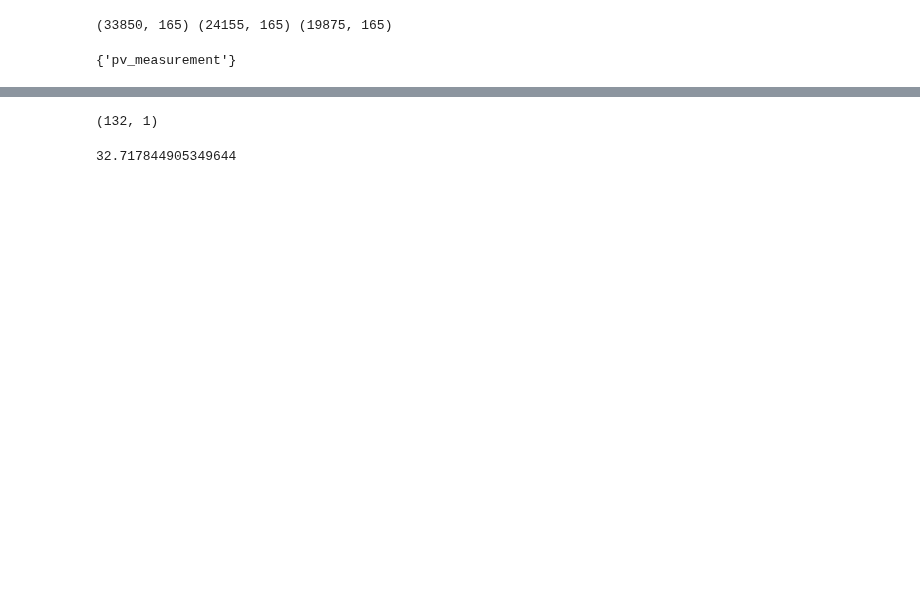
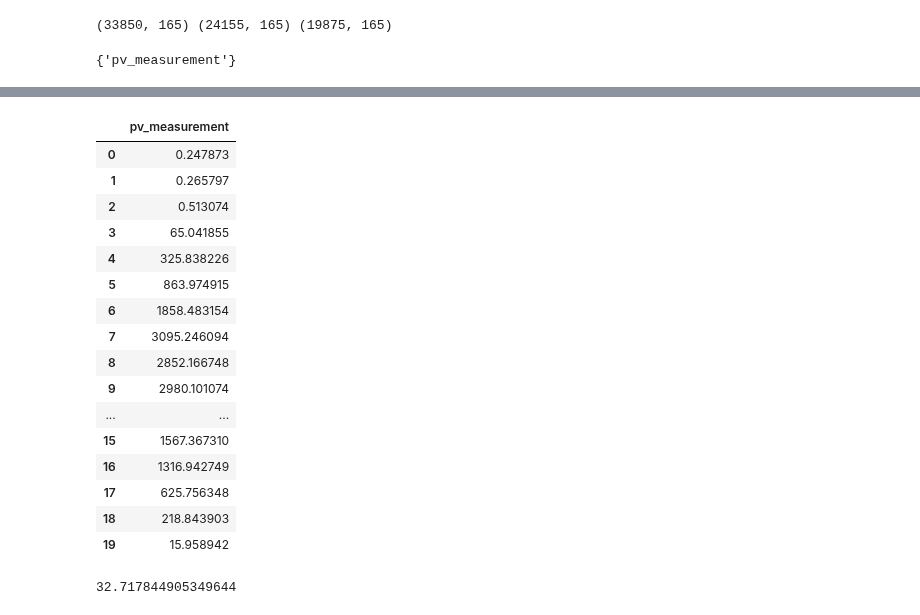
Before and after one commit to mikaelste/TDT4173-project, a Jupyter notebook: mats/gluon/gluon_3_pivot_3x.ipynb, the cells around one changed output, grey strips where cells are left out. Saved outputs shown, nothing was run; the diff lists cells and outputs as text; code cells hidden in the pictures; blank space fills up the shorter version.

```diff
--- a/mats/gluon/gluon_3_pivot_3x.ipynb
+++ b/mats/gluon/gluon_3_pivot_3x.ipynb
@@ -169,0 +213,5 @@ TabularPredictor saved. To load, use: predictor = TabularPredictor.load("Autoglu
+# %%
+predictor32 = TabularPredictor(label="pv_measurement", eval_metric='mean_absolute_error').fit(
+    train1,
+    presets='best_quality',
+    )
@@ -169,0 +236,5 @@ TabularPredictor saved. To load, use: predictor = TabularPredictor.load("Autoglu
+# %%
+predictor33 = TabularPredictor(label="pv_measurement", eval_metric='mean_absolute_error').fit(
+    train1,
+    presets='best_quality',
+    )
@@ -171,22 +260,58 @@ TabularPredictor saved. To load, use: predictor = TabularPredictor.load("Autoglu
 test1 = pipin.get_test_data("A")
 test2 = pipin.get_test_data("B")
 test3 = pipin.get_test_data("C")
-# %%
-test_data1 = TabularDataset(test1)
-test_data2 = TabularDataset(test2)
-test_data3 = TabularDataset(test3)
-
-# pred1 = pd.DataFrame(predictor1.predict(test_data1))
-pred2 = pd.DataFrame(predictor2.predict(test_data2))
-pred3 = pd.DataFrame(predictor3.predict(test_data3))
-
-negatives_pred1 = pred1[pred1["pv_measurement"] < 0]
-negatives_pred2 = pred2[pred2["pv_measurement"] < 0]
-negatives_pred3 = pred3[pred3["pv_measurement"] < 0]
-neg = pd.concat([negatives_pred1, negatives_pred2, negatives_pred3])
-neg.shape
-# %% [output]
-(132, 1)
+# %%
+test_data1 = TabularDataset(test1)
+test_data2 = TabularDataset(test2)
+test_data3 = TabularDataset(test3)
+
+# pred11 = pd.DataFrame(predictor1.predict(test_data1))
+pred12 = pd.DataFrame(predictor12.predict(test_data1))
+pred13 = pd.DataFrame(predictor13.predict(test_data1))
+
+perd21 = pd.DataFrame(predictor21.predict(test_data2))
+pred22 = pd.DataFrame(predictor22.predict(test_data2))
+pred23 = pd.DataFrame(predictor23.predict(test_data2))
+
+pred31 = pd.DataFrame(predictor31.predict(test_data3))
+pred32 = pd.DataFrame(predictor32.predict(test_data3))
+pred33 = pd.DataFrame(predictor33.predict(test_data3))
+
+prediction_column="pv_measurement"
+# %%
+def get_avarage_pred(df1, df2, df3):
+    all_preds = pd.concat([df1, df2, df3], axis=1)
+
+    # Calculate the mean along the columns
+    average_preds = all_preds.mean(axis=1)
+
+    # Assign the result to a new column, e.g., "average_prediction"
+    all_preds['average_prediction'] = average_preds
+
+    # If you want to select only the average column
+    return pd.DataFrame(all_preds['average_prediction']).rename(columns={"average_prediction": "pv_measurement"})
+pred1 = get_avarage_pred(pred11, pred12, pred13)
+pred2 = get_avarage_pred(perd21, pred22, pred23)
+pred3 = get_avarage_pred(pred31, pred32, pred33)
+pred11.head(20)
+# %% [output]
+|  | pv_measurement |
+| 0 | 0.247873 |
+| 1 | 0.265797 |
+| 2 | 0.513074 |
+| 3 | 65.041855 |
+| 4 | 325.838226 |
+| 5 | 863.974915 |
+| 6 | 1858.483154 |
+| 7 | 3095.246094 |
+| 8 | 2852.166748 |
+| 9 | 2980.101074 |
+| ... | ... |
+| 15 | 1567.367310 |
+| 16 | 1316.942749 |
+| 17 | 625.756348 |
+| 18 | 218.843903 |
+| 19 | 15.958942 |
 # %%
 from utils import get_unique_filename
 pred = pd.concat([pred1, pred2, pred3])
```
Also changed, not shown: parts of 16 cells of this notebook, 7 other files.
